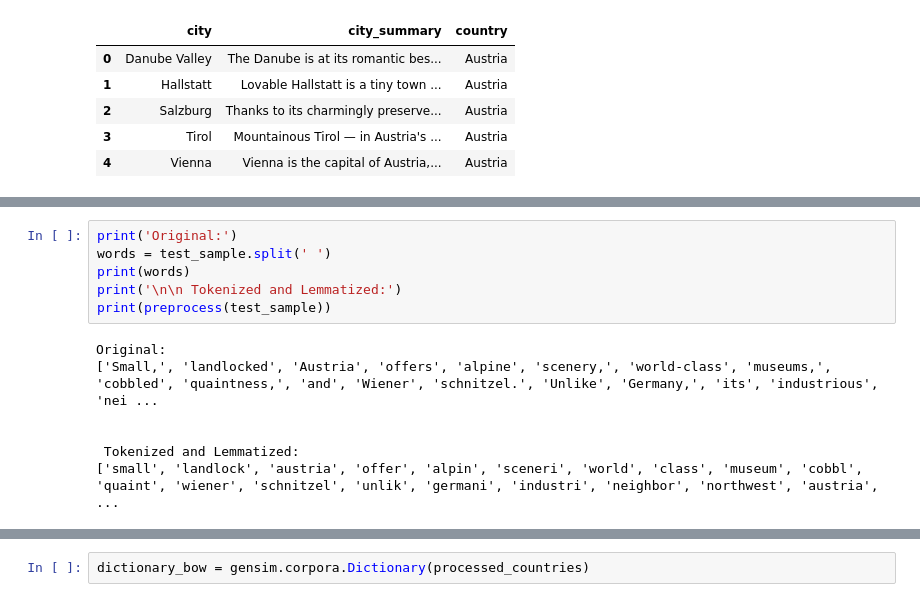
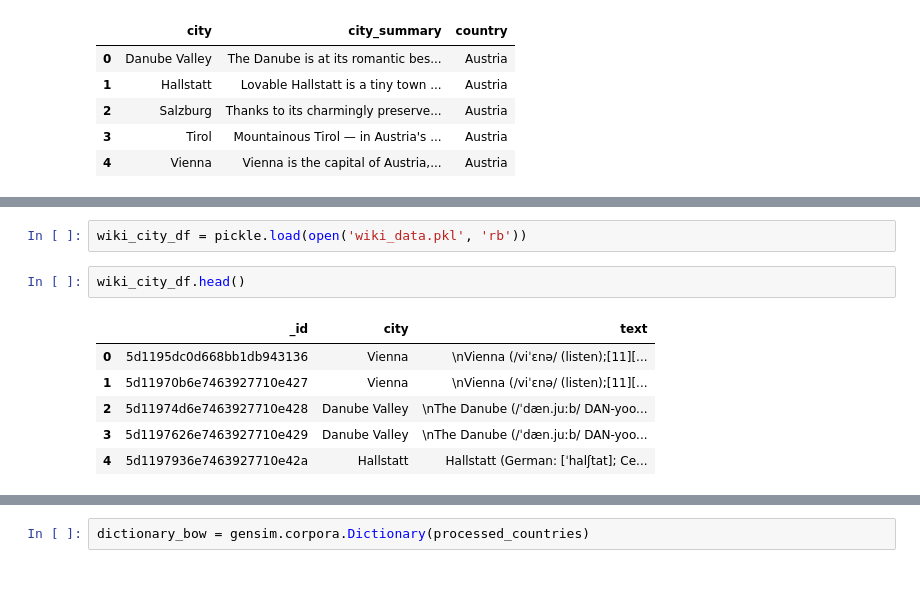
Before and after one commit to kayschulz/travel_destination_recommendation, a Jupyter notebook: data_preparation.ipynb, the cells around one changed output, grey strips where cells are left out. Cells and saved outputs as stored; diff of their text form.

```diff
--- a/data_preparation.ipynb
+++ b/data_preparation.ipynb
@@ -42,13 +42,11 @@ test_sample
-# %%
-print('Original:')
-words = test_sample.split(' ')
-print(words)
-print('\n\n Tokenized and Lemmatized:')
-print(preprocess(test_sample))
-# %% [output]
-Original:
-['Small,', 'landlocked', 'Austria', 'offers', 'alpine', 'scenery,', 'world-class', 'museums,', 'cobbled', 'quaintness,', 'and', 'Wiener', 'schnitzel.', 'Unlike', 'Germany,', 'its', 'industrious', 'nei ...
-
-
- Tokenized and Lemmatized:
-['small', 'landlock', 'austria', 'offer', 'alpin', 'sceneri', 'world', 'class', 'museum', 'cobbl', 'quaint', 'wiener', 'schnitzel', 'unlik', 'germani', 'industri', 'neighbor', 'northwest', 'austria',  ...
+# %%
+wiki_city_df = pickle.load(open('wiki_data.pkl', 'rb'))
+# %%
+wiki_city_df.head()
+# %% [output]
+|  | _id | city | text |
+| 0 | 5d1195dc0d668bb1db943136 | Vienna | \nVienna (/viˈɛnə/ (listen);[11][... |
+| 1 | 5d11970b6e7463927710e427 | Vienna | \nVienna (/viˈɛnə/ (listen);[11][... |
+| 2 | 5d11974d6e7463927710e428 | Danube Valley | \nThe Danube (/ˈdæn.juːb/ DAN-yoo... |
+| 3 | 5d1197626e7463927710e429 | Danube Valley | \nThe Danube (/ˈdæn.juːb/ DAN-yoo... |
+| 4 | 5d1197936e7463927710e42a | Hallstatt | Hallstatt (German: [ˈhalʃtat]; Ce... |
```
Also changed, not shown: parts of 25 cells of this notebook, 4 other files.
